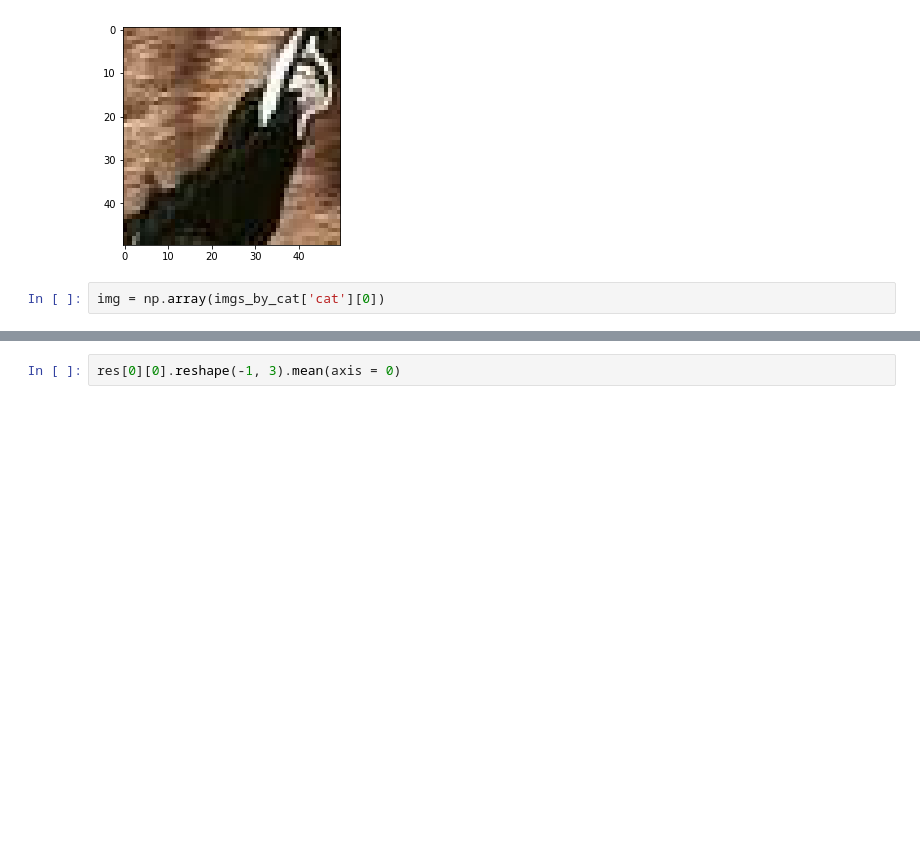
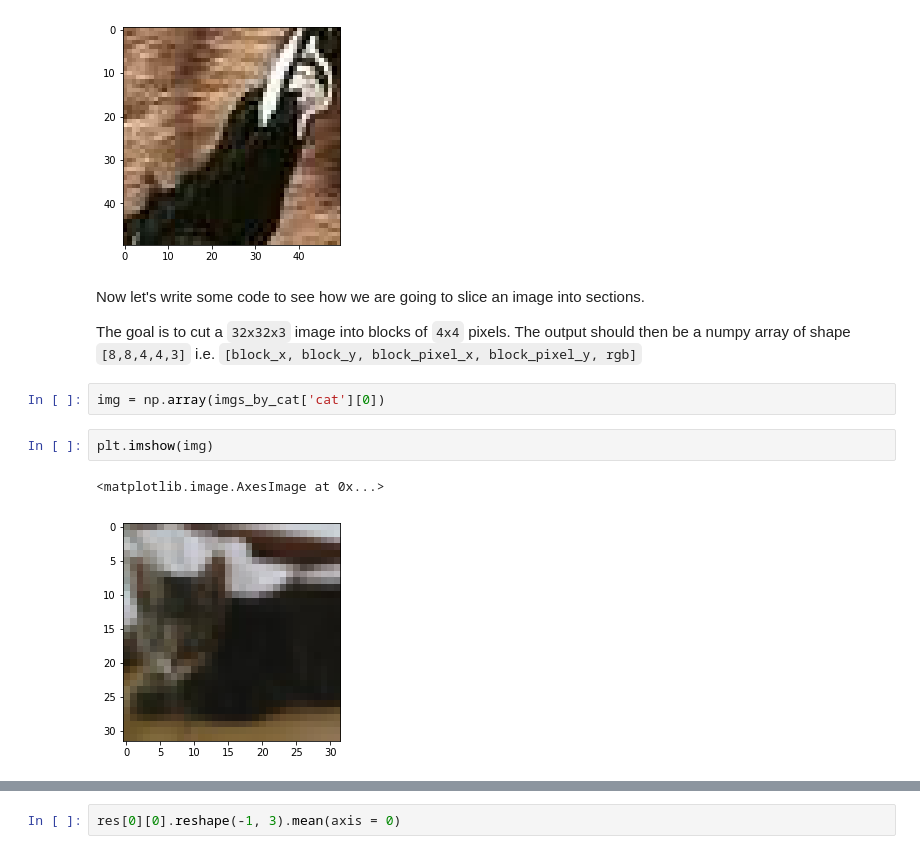
Before and after one commit to rodgzilla/image_gluing, a Jupyter notebook: notebooks/gluing_pictures.ipynb, the cells around one changed output, grey strips where cells are left out. Cells and saved outputs as stored; diff of their text form; blank space fills up the shorter version.

Commit message:
Gluing notebook with image slicing. (WIP)

```diff
--- a/notebooks/gluing_pictures.ipynb
+++ b/notebooks/gluing_pictures.ipynb
@@ -61,6 +78,15 @@ plt.imshow(img[500:550, 500:550])
 # %% [output]
 <matplotlib.image.AxesImage at 0x...>
 [figure]
+# %% [markdown]
+Now let's write some code to see how we are going to slice an image into sections.
+
+The goal is to cut a `32x32x3` image into blocks of `4x4` pixels. The output should then be a numpy array of shape `[8,8,4,4,3]` i.e. `[block_x, block_y, block_pixel_x, block_pixel_y, rgb]`
 # %%
 img = np.array(imgs_by_cat['cat'][0])
+# %%
+plt.imshow(img)
+# %% [output]
+<matplotlib.image.AxesImage at 0x...>
+[figure, added]
 # %%
```
Also changed, not shown: parts of 16 cells of this notebook.
